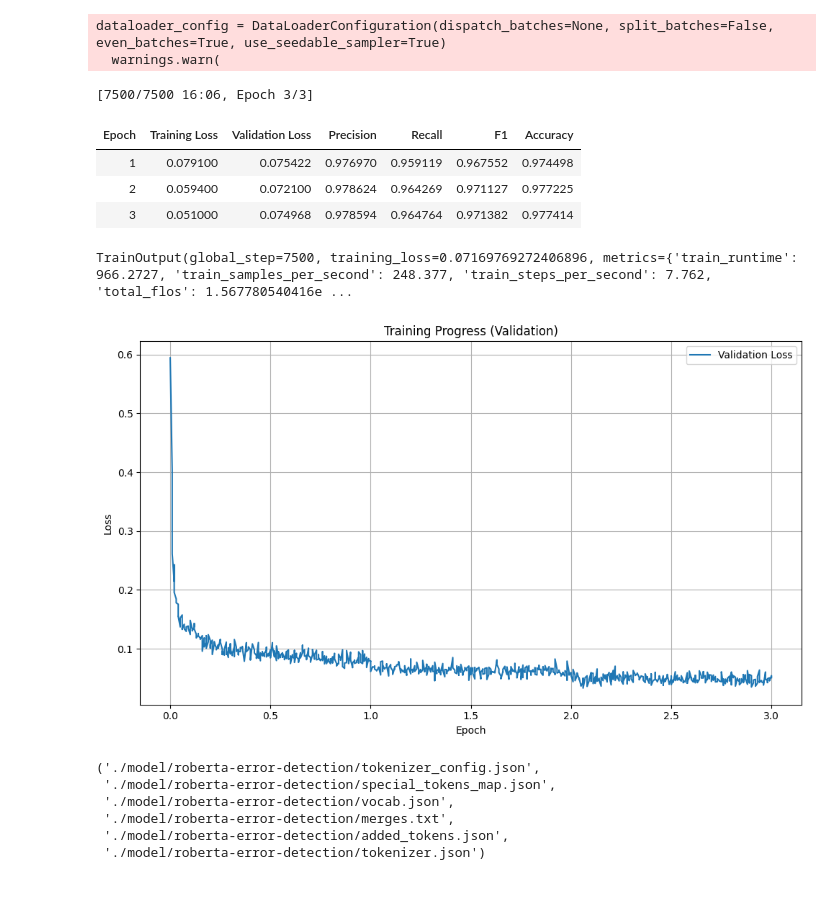
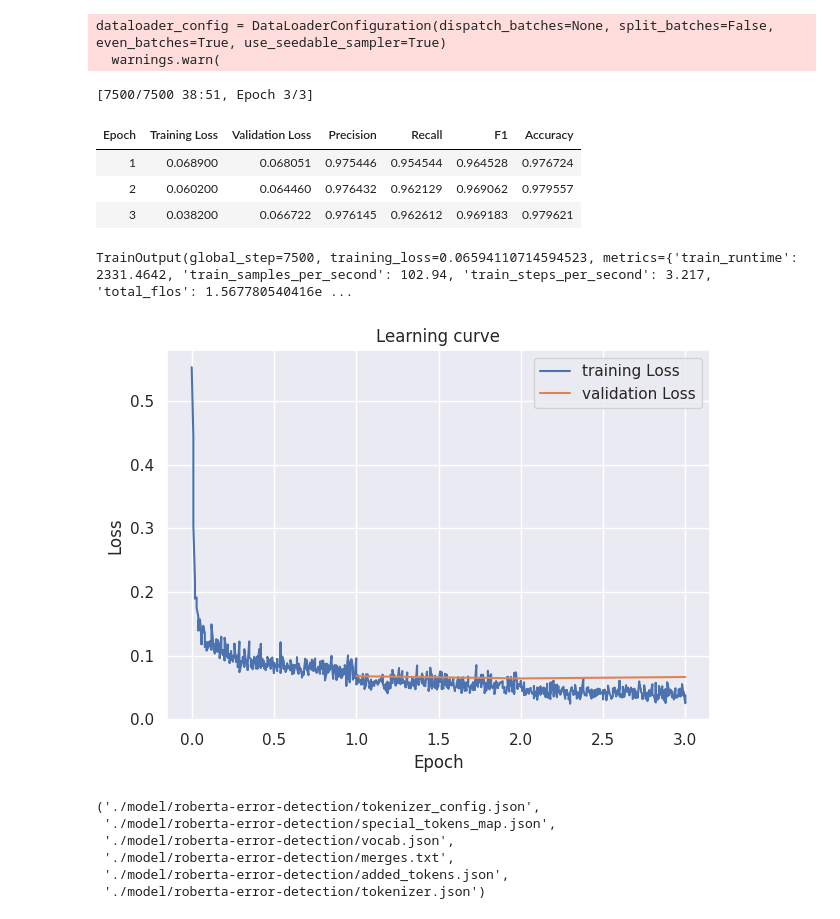
Before and after one commit to poziarnik/KNN, a Jupyter notebook: bert-experiments/token-classification-finetune.ipynb, the cells around one changed output. Drawn from its saved outputs; the diff is of its cells as text; code cells hidden in the pictures; blank space fills up the shorter version.

```diff
--- a/bert-experiments/token-classification-finetune.ipynb
+++ b/bert-experiments/token-classification-finetune.ipynb
@@ -3,7 +3,7 @@
 # %%
 from pathlib import Path
 
-DATASET_DIR = Path("../data/err-0.8")
+DATASET_DIR = Path("../data/err-0.5")
 
 MODEL = "ufal/robeczech-base"
 BATCH_SIZE = 32
@@ -242,43 +250,52 @@ dataloader_config = DataLoaderConfiguration(dispatch_batches=None, split_batches
 # %%
 trainer.train()
 # %% [output]
-[7500/7500 16:06, Epoch 3/3]
+[7500/7500 38:51, Epoch 3/3]
 | Epoch | Training Loss | Validation Loss | Precision | Recall | F1 | Accuracy |
-| 1 | 0.079100 | 0.075422 | 0.976970 | 0.959119 | 0.967552 | 0.974498 |
-| 2 | 0.059400 | 0.072100 | 0.978624 | 0.964269 | 0.971127 | 0.977225 |
-| 3 | 0.051000 | 0.074968 | 0.978594 | 0.964764 | 0.971382 | 0.977414 |
+| 1 | 0.068900 | 0.068051 | 0.975446 | 0.954544 | 0.964528 | 0.976724 |
+| 2 | 0.060200 | 0.064460 | 0.976432 | 0.962129 | 0.969062 | 0.979557 |
+| 3 | 0.038200 | 0.066722 | 0.976145 | 0.962612 | 0.969183 | 0.979621 |
-TrainOutput(global_step=7500, training_loss=0.07169769272406896, metrics={'train_runtime': 966.2727, 'train_samples_per_second': 248.377, 'train_steps_per_second': 7.762, 'total_flos': 1.567780540416e ...
+TrainOutput(global_step=7500, training_loss=0.06594110714594523, metrics={'train_runtime': 2331.4642, 'train_samples_per_second': 102.94, 'train_steps_per_second': 3.217, 'total_flos': 1.567780540416e ...
 # %%
 import pandas as pd
 import matplotlib.pyplot as plt
+import seaborn as sns
 
-filtered_logs = [log for log in trainer.state.log_history if "eval_loss" not in log]
+logs = [log for log in trainer.state.log_history if "eval_loss" not in log]
+eval_logs = [log for log in trainer.state.log_history if "eval_loss" in log]
 
-df = pd.DataFrame(filtered_logs)
+df = pd.DataFrame(logs)
+df2 = pd.DataFrame(eval_logs)
 
-val_loss = df["loss"]
+loss = df["loss"]
+val_loss = df2["eval_loss"]
 
-# Create the plot
-plt.figure(figsize=(10, 6))
 
-# Plot validation loss (if available)
-if val_loss[0] is not None:  # Check if data exists
-    plt.plot(df["epoch"], val_loss, label="Validation Loss")
+sns.set_theme(style='darkgrid')
+
+# Create a figure and axis object
+fig, ax = plt.subplots()
+
+# Plot training loss
+plt.plot(df["epoch"], loss, label="training Loss")
+
+# Plot validation loss
+plt.plot(df2["epoch"], val_loss, label="validation Loss")
 
 # Add labels and title
 plt.xlabel("Epoch")
 plt.ylabel("Loss")
-plt.title("Training Progress (Validation)")
+plt.title("Learning curve")
 
 # Add legend
 plt.legend()
 
 # Show the plot
 plt.grid(True)
 plt.tight_layout()  # Adjust layout to prevent overlapping elements
 plt.show()
 # %% [output]
-[figure, old version]
+[figure, new version]
 # %%
 model.save_pretrained("./model/roberta-error-detection", from_pt=True)
 tokenizer.save_pretrained("./model/roberta-error-detection", from_pt=True)
```
Also changed, not shown: parts of 6 cells of this notebook, 5 other files.
